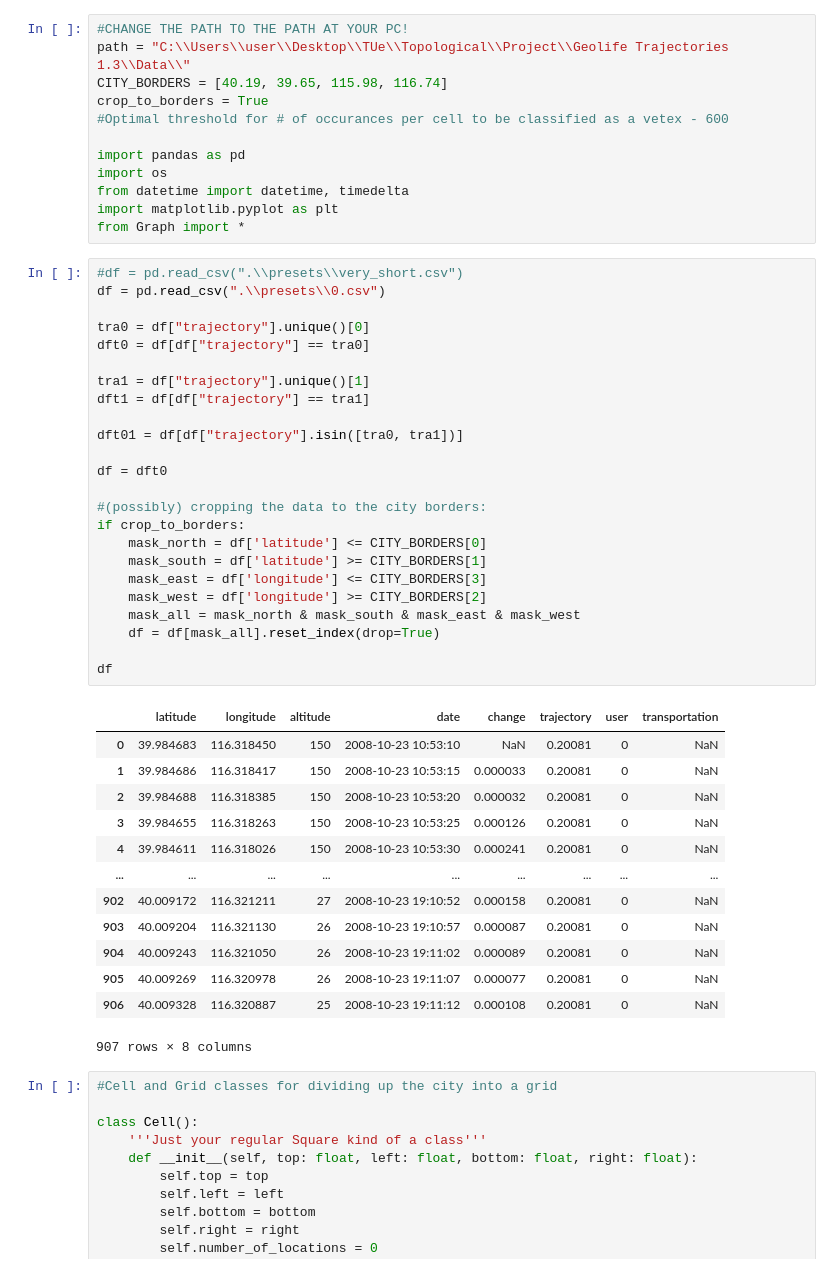
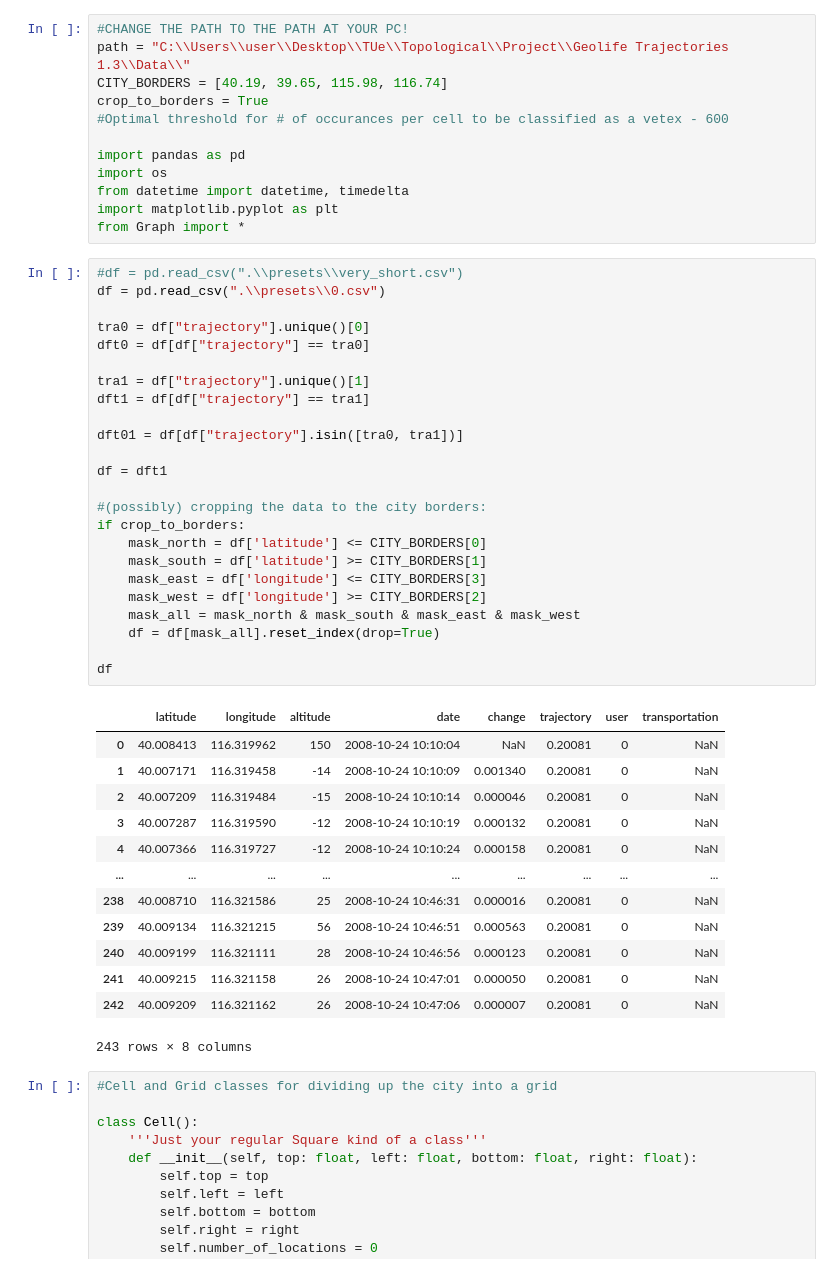
Before and after one commit to svensesen/Beijing-Topo, a Jupyter notebook: rav graphification attempt.ipynb, the cells around one changed output. Cells and saved outputs as stored; diff of their text form.

```diff
--- a/rav graphification attempt.ipynb
+++ b/rav graphification attempt.ipynb
@@ -13,41 +13,41 @@ from Graph import *
 # %%
 #df = pd.read_csv(".\\presets\\very_short.csv")
 df = pd.read_csv(".\\presets\\0.csv")
 
 tra0 = df["trajectory"].unique()[0]
 dft0 = df[df["trajectory"] == tra0]
 
 tra1 = df["trajectory"].unique()[1]
 dft1 = df[df["trajectory"] == tra1]
 
 dft01 = df[df["trajectory"].isin([tra0, tra1])]
 
-df = dft0
+df = dft1
 
 #(possibly) cropping the data to the city borders:
 if crop_to_borders:
     mask_north = df['latitude'] <= CITY_BORDERS[0]
     mask_south = df['latitude'] >= CITY_BORDERS[1]
     mask_east = df['longitude'] <= CITY_BORDERS[3]
     mask_west = df['longitude'] >= CITY_BORDERS[2]
     mask_all = mask_north & mask_south & mask_east & mask_west
     df = df[mask_all].reset_index(drop=True)
 
 df
 # %% [output]
 |  | latitude | longitude | altitude | date | change | trajectory | user | transportation |
-| 0 | 39.984683 | 116.318450 | 150 | 2008-10-23 10:53:10 | NaN | 0.20081 | 0 | NaN |
-| 1 | 39.984686 | 116.318417 | 150 | 2008-10-23 10:53:15 | 0.000033 | 0.20081 | 0 | NaN |
-| 2 | 39.984688 | 116.318385 | 150 | 2008-10-23 10:53:20 | 0.000032 | 0.20081 | 0 | NaN |
-| 3 | 39.984655 | 116.318263 | 150 | 2008-10-23 10:53:25 | 0.000126 | 0.20081 | 0 | NaN |
-| 4 | 39.984611 | 116.318026 | 150 | 2008-10-23 10:53:30 | 0.000241 | 0.20081 | 0 | NaN |
+| 0 | 40.008413 | 116.319962 | 150 | 2008-10-24 10:10:04 | NaN | 0.20081 | 0 | NaN |
+| 1 | 40.007171 | 116.319458 | -14 | 2008-10-24 10:10:09 | 0.001340 | 0.20081 | 0 | NaN |
+| 2 | 40.007209 | 116.319484 | -15 | 2008-10-24 10:10:14 | 0.000046 | 0.20081 | 0 | NaN |
+| 3 | 40.007287 | 116.319590 | -12 | 2008-10-24 10:10:19 | 0.000132 | 0.20081 | 0 | NaN |
+| 4 | 40.007366 | 116.319727 | -12 | 2008-10-24 10:10:24 | 0.000158 | 0.20081 | 0 | NaN |
 | ... | ... | ... | ... | ... | ... | ... | ... | ... |
-| 902 | 40.009172 | 116.321211 | 27 | 2008-10-23 19:10:52 | 0.000158 | 0.20081 | 0 | NaN |
-| 903 | 40.009204 | 116.321130 | 26 | 2008-10-23 19:10:57 | 0.000087 | 0.20081 | 0 | NaN |
-| 904 | 40.009243 | 116.321050 | 26 | 2008-10-23 19:11:02 | 0.000089 | 0.20081 | 0 | NaN |
-| 905 | 40.009269 | 116.320978 | 26 | 2008-10-23 19:11:07 | 0.000077 | 0.20081 | 0 | NaN |
-| 906 | 40.009328 | 116.320887 | 25 | 2008-10-23 19:11:12 | 0.000108 | 0.20081 | 0 | NaN |
+| 238 | 40.008710 | 116.321586 | 25 | 2008-10-24 10:46:31 | 0.000016 | 0.20081 | 0 | NaN |
+| 239 | 40.009134 | 116.321215 | 56 | 2008-10-24 10:46:51 | 0.000563 | 0.20081 | 0 | NaN |
+| 240 | 40.009199 | 116.321111 | 28 | 2008-10-24 10:46:56 | 0.000123 | 0.20081 | 0 | NaN |
+| 241 | 40.009215 | 116.321158 | 26 | 2008-10-24 10:47:01 | 0.000050 | 0.20081 | 0 | NaN |
+| 242 | 40.009209 | 116.321162 | 26 | 2008-10-24 10:47:06 | 0.000007 | 0.20081 | 0 | NaN |
-907 rows × 8 columns
+243 rows × 8 columns
 # %%
 #Cell and Grid classes for dividing up the city into a grid
 
```
Also changed, not shown: parts of 10 cells of this notebook, 5 other files.
